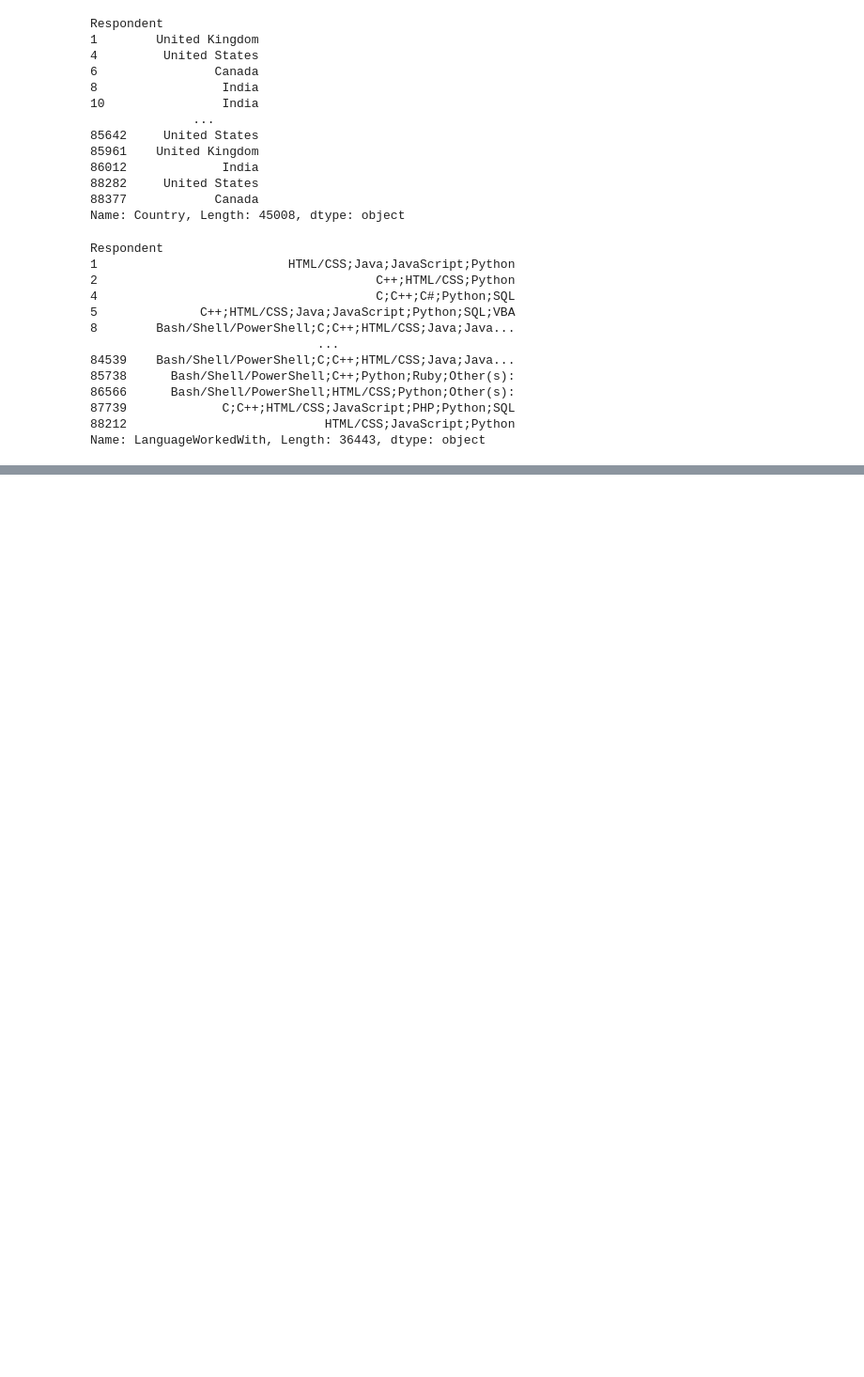
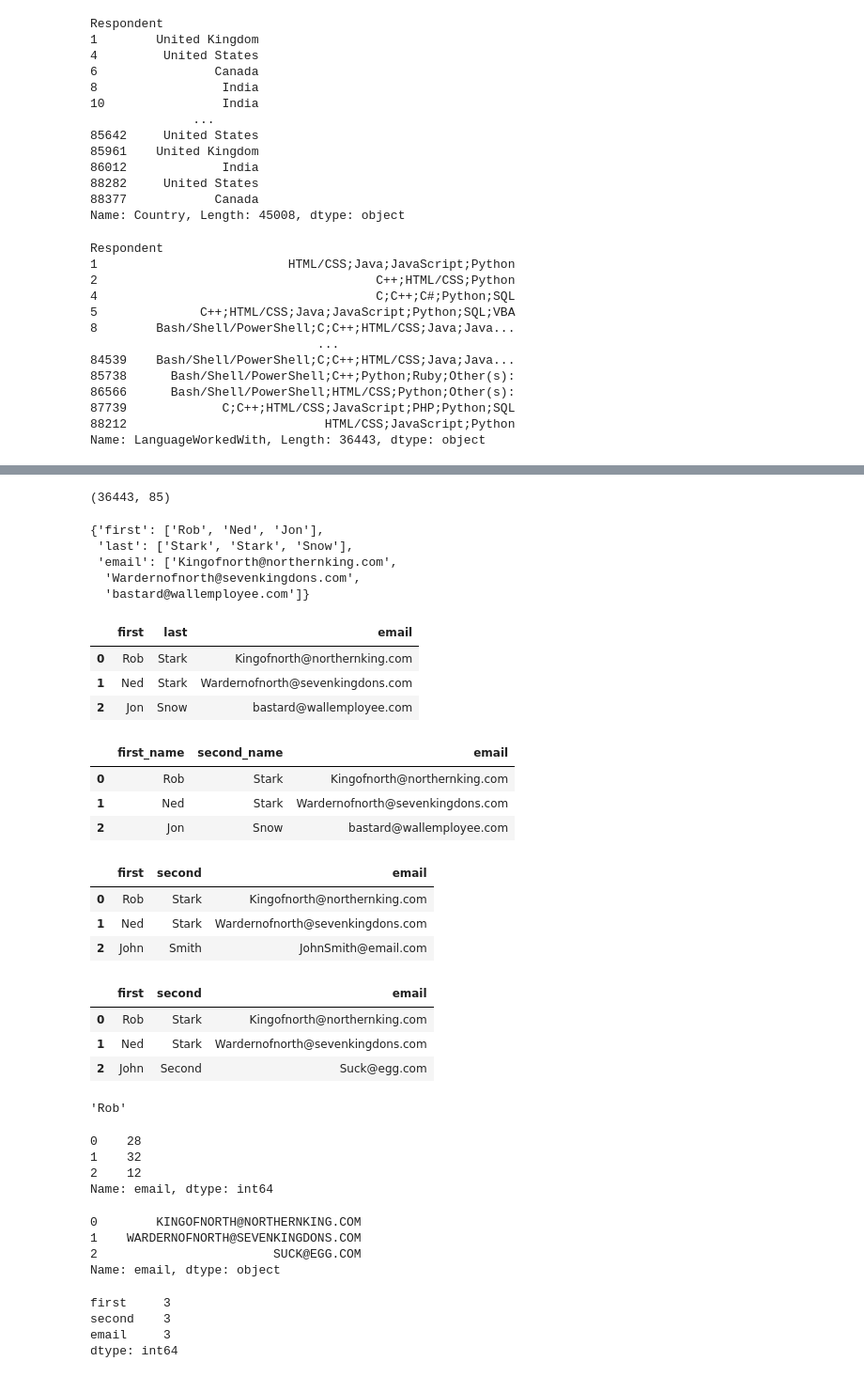
Before and after one commit to Stenardt-9002/Machine_learning-projects, a Jupyter notebook: Pandas_Stackoverflow_handling/pandasdata_stack2.ipynb, the cells around one changed output, grey strips where cells are left out. Shown: that part at 94% size. Cells and saved outputs as stored; diff of their text form; code cells hidden in the pictures; blank space fills up the shorter version.

```diff
--- a/Pandas_Stackoverflow_handling/pandasdata_stack2.ipynb
+++ b/Pandas_Stackoverflow_handling/pandasdata_stack2.ipynb
@@ -450,0 +589,28 @@ Name: LanguageWorkedWith, Length: 36443, dtype: object
+# %%
+x1.shape
+# %% [output]
+(36443, 85)
+# %%
+pole1
+# %% [output]
+{'first': ['Rob', 'Ned', 'Jon'],
+ 'last': ['Stark', 'Stark', 'Snow'],
+ 'email': ['Kingofnorth@northernking.com',
+  'Wardernofnorth@sevenkingdons.com',
+  'bastard@wallemployee.com']}
+# %%
+df1
+# %% [output]
+|  | first | last | email |
+| 0 | Rob | Stark | Kingofnorth@northernking.com |
+| 1 | Ned | Stark | Wardernofnorth@sevenkingdons.com |
+| 2 | Jon | Snow | bastard@wallemployee.com |
+# %%
+df1.columns = ['first_name','second_name','email']
+# %%
+df1
+# %% [output]
+|  | first_name | second_name | email |
+| 0 | Rob | Stark | Kingofnorth@northernking.com |
+| 1 | Ned | Stark | Wardernofnorth@sevenkingdons.com |
+| 2 | Jon | Snow | bastard@wallemployee.com |
@@ -450,0 +625,7 @@ Name: LanguageWorkedWith, Length: 36443, dtype: object
+# %%
+df1
+# %% [output]
+|  | first | second | email |
+| 0 | Rob | Stark | Kingofnorth@northernking.com |
+| 1 | Ned | Stark | Wardernofnorth@sevenkingdons.com |
+| 2 | John | Smith | JohnSmith@email.com |
@@ -450,0 +636,18 @@ Name: LanguageWorkedWith, Length: 36443, dtype: object
+# %%
+df1
+# %% [output]
+|  | first | second | email |
+| 0 | Rob | Stark | Kingofnorth@northernking.com |
+| 1 | Ned | Stark | Wardernofnorth@sevenkingdons.com |
+| 2 | John | Second | Suck@egg.com |
+# %%
+df1['first'][0]
+# %% [output]
+'Rob'
+# %%
+df1['email'].apply(len)
+# %% [output]
+0    28
+1    32
+2    12
+Name: email, dtype: int64
@@ -450,0 +657,14 @@ Name: LanguageWorkedWith, Length: 36443, dtype: object
+# %%
+df1['email'].apply(up_dateemail)
+# %% [output]
+0        KINGOFNORTH@NORTHERNKING.COM
+1    WARDERNOFNORTH@SEVENKINGDONS.COM
+2                        SUCK@EGG.COM
+Name: email, dtype: object
+# %%
+df1.apply(len)
+# %% [output]
+first     3
+second    3
+email     3
+dtype: int64
```
Also changed, not shown: parts of 45 cells of this notebook.
